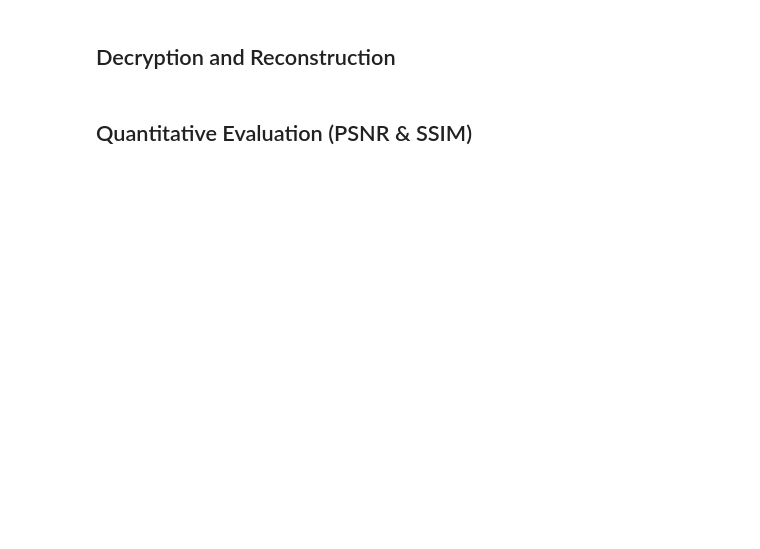
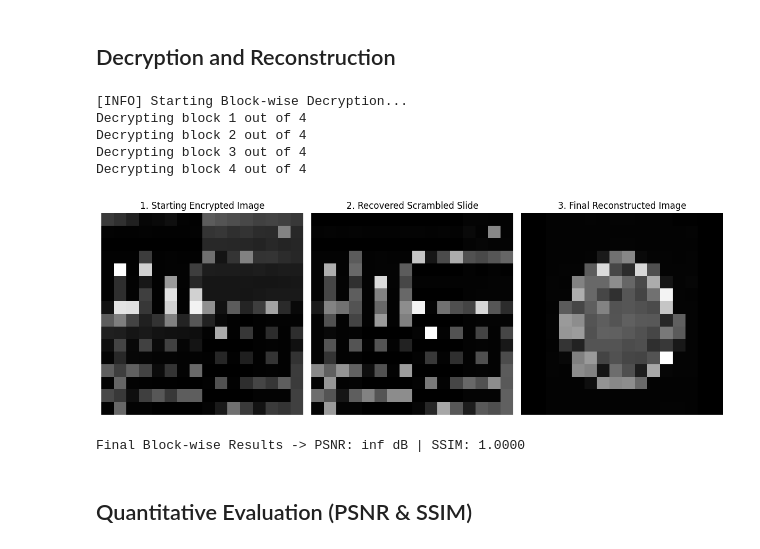
Before and after one commit to ManavMNair/Quantum-image-encryption, a Jupyter notebook: block_wise_encryption.ipynb, the cells around one changed output. Cells and saved outputs as stored; diff of their text form; code cells hidden in the pictures; blank space fills up the shorter version.

```diff
--- a/block_wise_encryption.ipynb
+++ b/block_wise_encryption.ipynb
@@ -199,35 +229,74 @@ plt.show()
 # %% [markdown]
 ## Decryption and Reconstruction
 # %%
-# Cell: Block-wise Decryption
+# 1. Initialize containers for decryption "slides"
+full_recovered_scrambled = np.zeros((IMG_SIZE, IMG_SIZE), dtype=np.uint8)
 reconstructed_full_img = np.zeros((IMG_SIZE, IMG_SIZE), dtype=np.uint8)
-block_count = 0 # Reset block counter to align with encryption keys
 
+block_idx = 0 # Reset to align with bpk_global and ksk_global
+
+print("[INFO] Starting Block-wise Decryption...")
+count = 1
 for y in range(0, IMG_SIZE, BLOCK_SIZE):
     for x in range(0, IMG_SIZE, BLOCK_SIZE):
-        # 1. Extract Encrypted Block
+        print(f"Decrypting block {count} out of {(IMG_SIZE// BLOCK_SIZE) ** 2}")
+
+        # Slice unique key segments used during encryption
+        current_bpk = bpk_global[block_idx : block_idx + BLOCK_SIZE]
+        current_ksk = ksk_global[block_idx : block_idx + BLOCK_SIZE]
+
+        # Get the encrypted block from the previous stage
         enc_block = full_encrypted_img[y:y+BLOCK_SIZE, x:x+BLOCK_SIZE]
 
-        # 2. Slice keys using the SAME index as encryption
-        current_bpk = bpk_global[block_count : block_count + BLOCK_SIZE]
-        current_ksk = ksk_global[block_count : block_count + BLOCK_SIZE]
+        # --- DECRYPTION STAGE ---
+        # DNA Decryption (Recover Scrambled)
+        KH_block = stored_kh_blocks[(y, x)]  # Retrieve stored key from encryption
+        dki0, dki1, dki2, dki3 = dna_encode(KH_block, current_ksk)
+        recovered_scrambled = dna_decrypt(enc_block, dki0, dki1, dki2, dki3, current_ksk)
+        full_recovered_scrambled[y:y+BLOCK_SIZE, x:x+BLOCK_SIZE] = recovered_scrambled
 
-        # 3. DNA Decryption
-        KH_block = generate_chaotic_key_image(BLOCK_SIZE, BLOCK_SIZE)
-        dki0, dki1, dki2, dki3 = dna_encode(KH_block, current_ksk)
-        # Use current_ksk to ensure the same DNA rules are applied
-        scrambled_recovered = dna_decrypt(enc_block, dki0, dki1, dki2, dki3, current_ksk)
-
-        # 4. Reverse Quantum Operations
-        qc_re = encode_neqr(scrambled_recovered)
+        # Reverse Quantum Scrambling
+        qc_re = encode_neqr(recovered_scrambled)
         qc_re = reverse_quantum_permutation(qc_re, current_ksk, num_position_qubits)
         qc_re = reverse_quantum_scrambling(qc_re, current_bpk, num_position_qubits)
-
-        # 5. Final Reconstruction
-        reconstructed_block = reconstruct_neqr_image(qc_re, BLOCK_SIZE, BLOCK_SIZE, shots=SHOTS)
-        reconstructed_full_img[y:y+BLOCK_SIZE, x:x+BLOCK_SIZE] = reconstructed_block
-
-        block_count += 1
+        final_block = reconstruct_neqr_image(qc_re, BLOCK_SIZE, BLOCK_SIZE, shots=SHOTS)
+        reconstructed_full_img[y:y+BLOCK_SIZE, x:x+BLOCK_SIZE] = final_block
+        count += 1
+        block_idx += BLOCK_SIZE
+# %% [output]
+[INFO] Starting Block-wise Decryption...
+Decrypting block 1 out of 4
+Decrypting block 2 out of 4
+Decrypting block 3 out of 4
+Decrypting block 4 out of 4
+# %%
+# --- PLOTTING DECRYPTION STAGES ---
+plt.figure(figsize=(12, 5))
+plt.subplot(1, 3, 1)
+plt.imshow(full_encrypted_img, cmap='gray')
+plt.title("1. Starting Encrypted Image")
+plt.axis('off')
+
+plt.subplot(1, 3, 2)
+plt.imshow(full_recovered_scrambled, cmap='gray')
+plt.title("2. Recovered Scrambled Slide")
+plt.axis('off')
+
+plt.subplot(1, 3, 3)
+plt.imshow(reconstructed_full_img, cmap='gray')
+plt.title("3. Final Reconstructed Image")
+plt.axis('off')
+
+plt.tight_layout()
+plt.show()
+
+# Final Metrics
+from utils.metrics import compute_psnr_ssim
+psnr_val, ssim_val = compute_psnr_ssim(img, reconstructed_full_img)
+print(f"\nFinal Block-wise Results -> PSNR: {psnr_val:.2f} dB | SSIM: {ssim_val:.4f}")
+# %% [output]
+[figure, added]
+Final Block-wise Results -> PSNR: inf dB | SSIM: 1.0000
 # %% [markdown]
 ## Quantitative Evaluation (PSNR & SSIM)
 # %%
```
Also changed, not shown: parts of 8 cells of this notebook, 1 other file.
